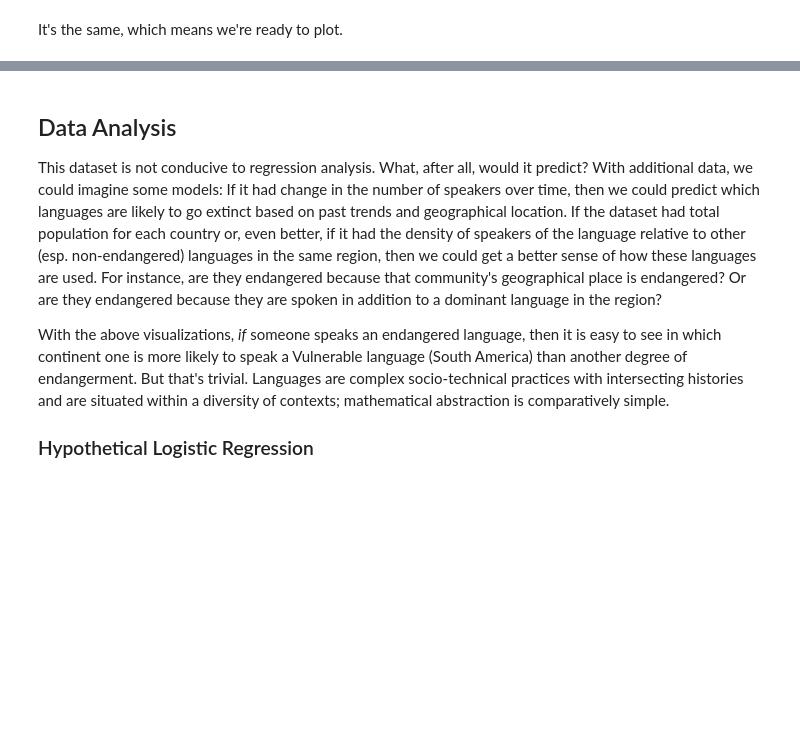
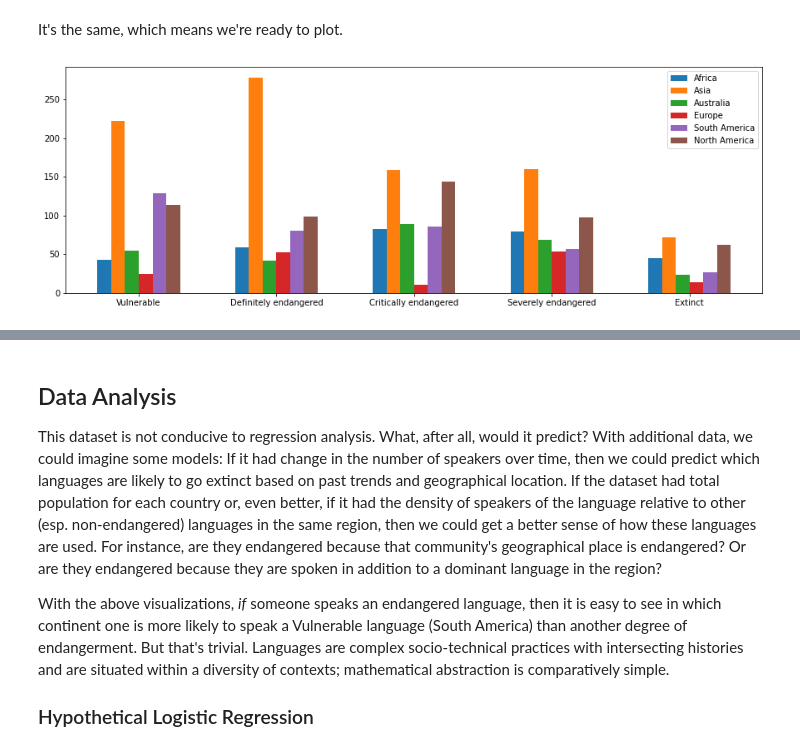
Before and after one commit to DavidRambo/endangered_languages_geography, a Jupyter notebook: languages_project.ipynb, the cells around one changed output, grey strips where cells are left out. Drawn from its saved outputs; the diff is of its cells as text; code cells hidden in the pictures; blank space fills up the shorter version.

```diff
--- a/languages_project.ipynb
+++ b/languages_project.ipynb
@@ -710,3 +705,43 @@ df.loc[(df['Country'].isin(continent_lists['Europe'])) & (df['Degree of endanger
 # %% [markdown]
 It's the same, which means we're ready to plot.
+# %%
+# Create a Series for each of the continents that sums the languages in each Degree of endangerment.
+
+africa_bars = endangered_df.loc[endangered_df['Country'].isin(continent_lists['Africa']),
+                                [degree for degree in degrees]].sum()
+
+asia_bars = endangered_df.loc[endangered_df['Country'].isin(continent_lists['Asia']),
+                                [degree for degree in degrees]].sum()
+
+australia_bars = endangered_df.loc[endangered_df['Country'].isin(continent_lists['Australia']),
+                                [degree for degree in degrees]].sum()
+
+europe_bars = endangered_df.loc[endangered_df['Country'].isin(continent_lists['Europe']),
+                                [degree for degree in degrees]].sum()
+
+na_bars = endangered_df.loc[endangered_df['Country'].isin(continent_lists['North America']),
+                                [degree for degree in degrees]].sum()
+
+sa_bars = endangered_df.loc[endangered_df['Country'].isin(continent_lists['South America']),
+                                [degree for degree in degrees]].sum()
+# %%
+# Plot the Series together in a grouped barplot.
+fig = plt.subplots(1,1, figsize=(15,5))
+barWidth = .1
+
+# there are five Degrees of endangerment
+x_axis = np.arange(len(degrees))
+
+plt.bar(x_axis - .25, africa_bars, barWidth, label = 'Africa')
+plt.bar(x_axis - .15, asia_bars, barWidth, label = 'Asia')
+plt.bar(x_axis - .05, australia_bars, barWidth, label = 'Australia')
+plt.bar(x_axis + .05, europe_bars, barWidth, label = 'Europe')
+plt.bar(x_axis + .15, sa_bars, barWidth, label = 'South America')
+plt.bar(x_axis + .25, na_bars, barWidth, label = 'North America')
+
+plt.xticks(x_axis, degrees)
+
+_ = plt.legend()
+# %% [output]
+[figure, added]
 # %%
```
Also changed, not shown: parts of 7 cells of this notebook.
